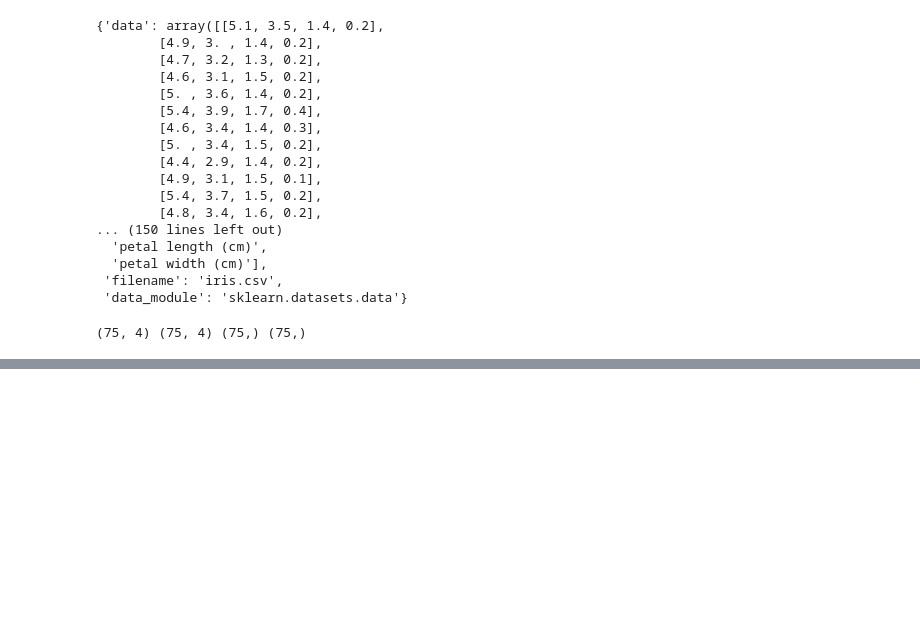
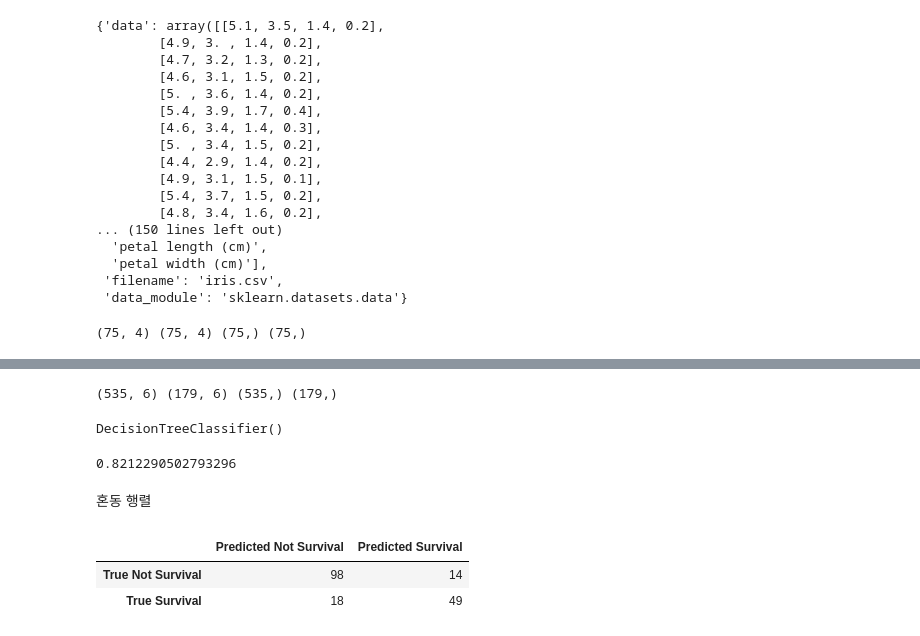
Before and after one commit to Graceyong1020/ai_work, a Jupyter notebook: ch06/KNN_ect.ipynb, the cells around one changed output, grey strips where cells are left out. Cells and saved outputs as stored; diff of their text form; code cells hidden in the pictures; blank space fills up the shorter version.

Commit message:
confusion matrix

```diff
--- a/ch06/KNN_ect.ipynb
+++ b/ch06/KNN_ect.ipynb
@@ -191,0 +217,7 @@ Accuracy: 0.933333
+# %%
+df=df[['Pclass', 'Sex', 'Age', 'SibSp', 'Parch', 'Fare', 'Survived']]
+df['Sex'] = df['Sex'].map({'male': 0, 'female': 1}) # 성별을 0과 1로 변환
+df = df.dropna() # 결측치가 있는 행을 제거
+X = df.drop('Survived', axis=1) # 'Survived' 열을 제외한 모든 열
+y = df['Survived'] # 'Survived' 열
+y # dataframe에서 하나의 값은 series로 반환
@@ -191,0 +255,36 @@ Accuracy: 0.933333
+# %%
+# train, test 데이터 나누기
+
+from sklearn.model_selection import train_test_split
+X_train, X_test, y_train, y_test = train_test_split(X, y, random_state=1)
+# %%
+print(X_train.shape, X_test.shape, y_train.shape, y_test.shape)
+# %% [output]
+(535, 6) (179, 6) (535,) (179,)
+# %%
+from sklearn import tree
+model=tree.DecisionTreeClassifier() # 의사결정트리 모델을 사용
+model.fit(X_train,y_train)
+
+# 예측 결과 출력
+# %% [output]
+DecisionTreeClassifier()
+# %%
+y_predict = model.predict(X_test)
+from sklearn.metrics import accuracy_score
+accuracy_score(y_test, y_predict) # 정확도를 출력
+# %% [output]
+0.8212290502793296
+# %% [markdown]
+혼동 행렬
+# %%
+from sklearn.metrics import confusion_matrix
+pd.DataFrame(
+    confusion_matrix(y_test, y_predict),
+    columns=['Predicted Not Survival', 'Predicted Survival'],
+    index=['True Not Survival', 'True Survival']
+)
+# %% [output]
+|  | Predicted Not Survival | Predicted Survival |
+| True Not Survival | 98 | 14 |
+| True Survival | 18 | 49 |
```
Also changed, not shown: parts of 11 cells of this notebook, 3 other files.
